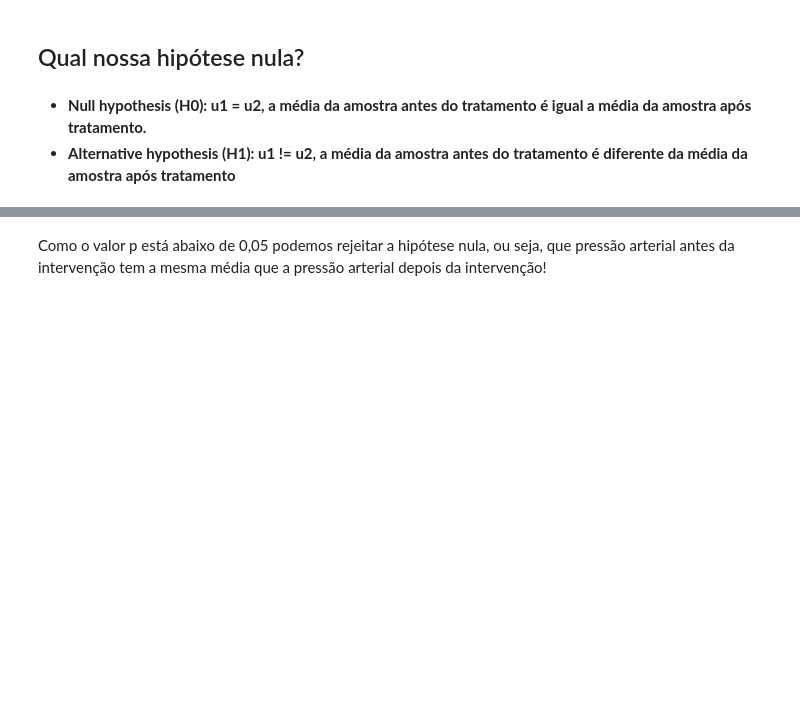
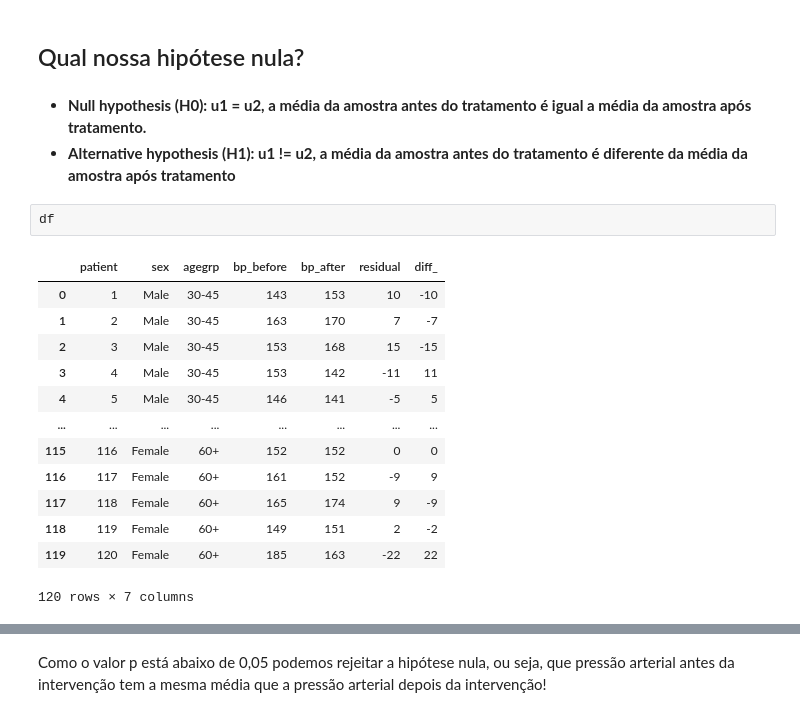
Before and after one commit to sadguilherme/99_PT_JAN2023, a Jupyter notebook: aulas/20230422 Testes de Hipótese.ipynb, the cells around one changed output, grey strips where cells are left out. Cells and saved outputs as stored; diff of their text form; blank space fills up the shorter version.

```diff
--- a/aulas/20230422 Testes de Hipótese.ipynb
+++ b/aulas/20230422 Testes de Hipótese.ipynb
@@ -147,4 +255,20 @@ df[["bp_before", "bp_after"]].plot(kind="hist", alpha=0.7)
 # %% [markdown]
 * __Null hypothesis (H0): u1 = u2, a média da amostra antes do tratamento é igual a média da amostra após tratamento.__
 * __Alternative hypothesis (H1): u1 != u2, a média da amostra antes do tratamento é diferente da média da amostra após tratamento__
+# %%
+df
+# %% [output]
+|  | patient | sex | agegrp | bp_before | bp_after | residual | diff_ |
+| 0 | 1 | Male | 30-45 | 143 | 153 | 10 | -10 |
+| 1 | 2 | Male | 30-45 | 163 | 170 | 7 | -7 |
+| 2 | 3 | Male | 30-45 | 153 | 168 | 15 | -15 |
+| 3 | 4 | Male | 30-45 | 153 | 142 | -11 | 11 |
+| 4 | 5 | Male | 30-45 | 146 | 141 | -5 | 5 |
+| ... | ... | ... | ... | ... | ... | ... | ... |
+| 115 | 116 | Female | 60+ | 152 | 152 | 0 | 0 |
+| 116 | 117 | Female | 60+ | 161 | 152 | -9 | 9 |
+| 117 | 118 | Female | 60+ | 165 | 174 | 9 | -9 |
+| 118 | 119 | Female | 60+ | 149 | 151 | 2 | -2 |
+| 119 | 120 | Female | 60+ | 185 | 163 | -22 | 22 |
+120 rows × 7 columns
 # %%
```
Also changed, not shown: parts of 30 cells of this notebook, 3 other files.
